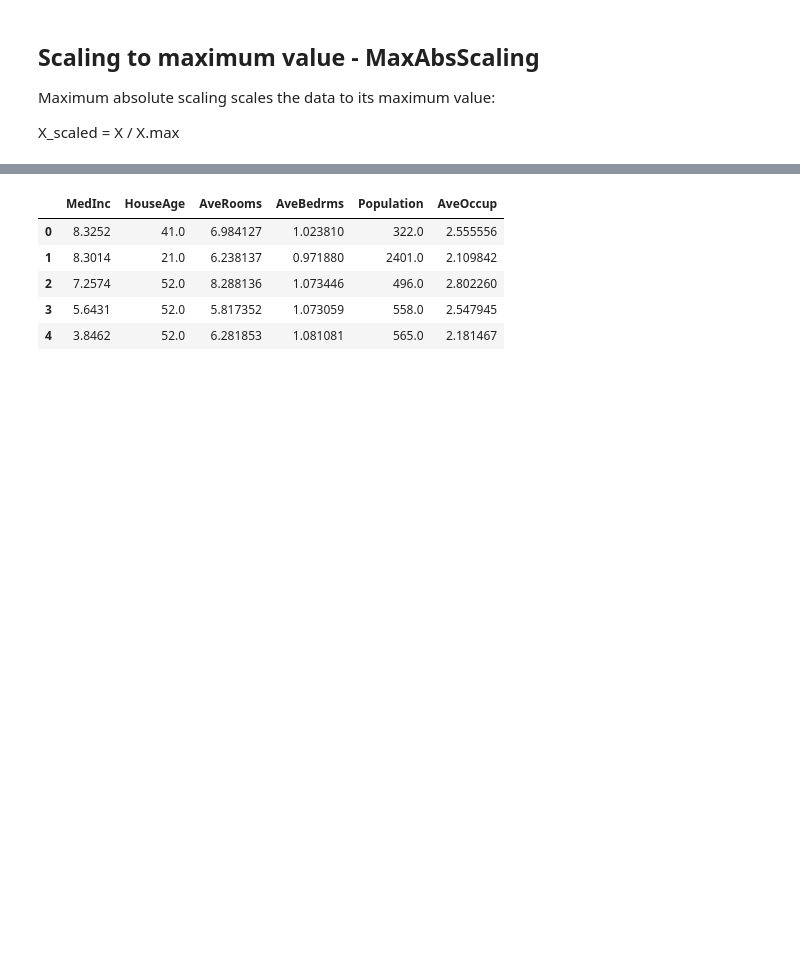
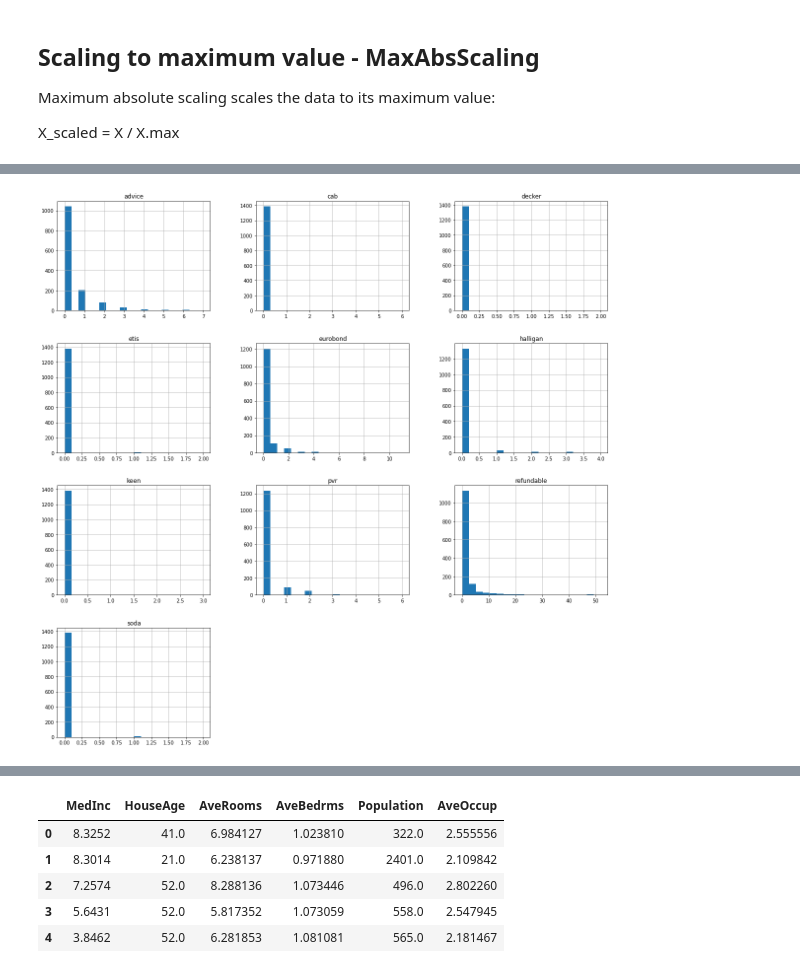
Before and after one commit to PacktPublishing/Python-Feature-Engineering-Cookbook-Second-Edition, a Jupyter notebook: ch07-scaling/Recipe-5-maximum-absolute-scaling.ipynb, the cells around one changed output, grey strips where cells are left out. Cells and saved outputs as stored; diff of their text form; code cells hidden in the pictures; blank space fills up the shorter version.

```diff
--- a/ch07-scaling/Recipe-5-maximum-absolute-scaling.ipynb
+++ b/ch07-scaling/Recipe-5-maximum-absolute-scaling.ipynb
@@ -6,0 +11,6 @@ X_scaled = X / X.max
+# %%
+# load the bag of words dataset
+
+data = pd.read_csv("bag_of_words.csv")
+
+data.head()
@@ -6,0 +24,9 @@ X_scaled = X / X.max
+# %%
+# set up the scaler
+scaler = MaxAbsScaler()
+
+# fit the scaler to the data, it will learn the parameters
+scaler.fit(data)
+
+# transform data
+data_scaled = scaler.transform(data)
@@ -6,0 +79,5 @@ X_scaled = X / X.max
+# %%
+data.hist(bins=20, figsize=(20, 20))
+plt.show()
+# %% [output]
+[figure, added]
```
Also changed, not shown: parts of 21 cells of this notebook.
